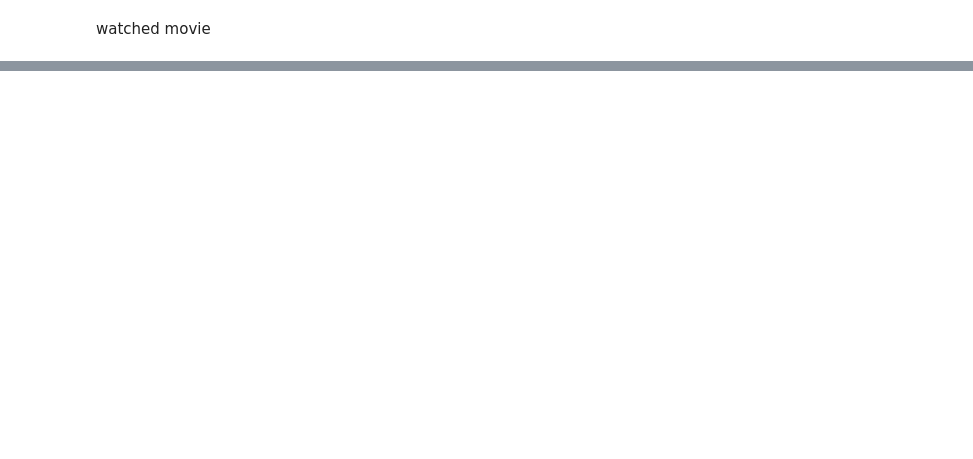
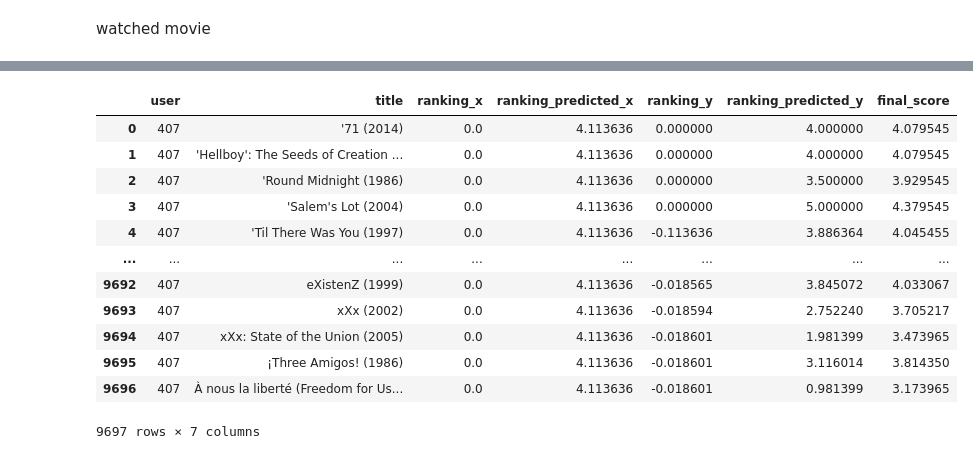
Before and after one commit to peerapat-t/Hybrid-book-recommendation-system, a Jupyter notebook: book recommendation.ipynb, the cells around one changed output, grey strips where cells are left out. Drawn from its saved outputs; the diff is of its cells as text; code cells hidden in the pictures; blank space fills up the shorter version.

```diff
--- a/book recommendation.ipynb
+++ b/book recommendation.ipynb
@@ -319,0 +829,30 @@ user_item_metrix_norm
+# %%
+for i in picked_userid_unwatched.index.tolist():
+
+    watched_list = picked_title_watched.index.tolist()
+
+    similarity_rank = item_similarity[i].loc[watched_list].sort_values(ascending=False).head(k)
+    rating_rank = picked_title_watched[similarity_rank.index.tolist()]
+
+    for j in similarity_rank.index.tolist():
+        if similarity_rank[j] < 0:
+            item_score = 0
+        else:
+            sum_value_weight += similarity_rank[j] * rating_rank[j]
+            sum_weight += similarity_rank[j]
+
+    if sum_weight == 0:
+        item_score = 0
+    else:
+        item_score = sum_value_weight/sum_weight
+
+    item_list.append(i)
+    item_score_list.append(item_score)
+    item_score_predicted_list.append(item_score + avg_rating_by_title_sorted[i])
+# %%
+df_item_base_predict = pd.DataFrame({
+    'user': [picked_userid]*len(item_list),
+    'title': item_list,
+    'ranking': item_score_list,
+    'ranking_predicted':item_score_predicted_list
+})
@@ -319,0 +911,20 @@ user_item_metrix_norm
+# %%
+full_recsys = pd.merge(df_user_base_predict,df_item_base_predict, on = ['user','title'], how = 'inner')
+# %%
+full_recsys['final_score'] = full_recsys['ranking_predicted_x']*0.7 + full_recsys['ranking_predicted_y']*0.3
+# %%
+full_recsys
+# %% [output]
+|  | user | title | ranking_x | ranking_predicted_x | ranking_y | ranking_predicted_y | final_score |
+| 0 | 407 | '71 (2014) | 0.0 | 4.113636 | 0.000000 | 4.000000 | 4.079545 |
+| 1 | 407 | 'Hellboy': The Seeds of Creation ... | 0.0 | 4.113636 | 0.000000 | 4.000000 | 4.079545 |
+| 2 | 407 | 'Round Midnight (1986) | 0.0 | 4.113636 | 0.000000 | 3.500000 | 3.929545 |
+| 3 | 407 | 'Salem's Lot (2004) | 0.0 | 4.113636 | 0.000000 | 5.000000 | 4.379545 |
+| 4 | 407 | 'Til There Was You (1997) | 0.0 | 4.113636 | -0.113636 | 3.886364 | 4.045455 |
+| ... | ... | ... | ... | ... | ... | ... | ... |
+| 9692 | 407 | eXistenZ (1999) | 0.0 | 4.113636 | -0.018565 | 3.845072 | 4.033067 |
+| 9693 | 407 | xXx (2002) | 0.0 | 4.113636 | -0.018594 | 2.752240 | 3.705217 |
+| 9694 | 407 | xXx: State of the Union (2005) | 0.0 | 4.113636 | -0.018601 | 1.981399 | 3.473965 |
+| 9695 | 407 | ¡Three Amigos! (1986) | 0.0 | 4.113636 | -0.018601 | 3.116014 | 3.814350 |
+| 9696 | 407 | À nous la liberté (Freedom for Us... | 0.0 | 4.113636 | -0.018601 | 0.981399 | 3.173965 |
+9697 rows × 7 columns
```
Also changed, not shown: parts of 74 cells of this notebook.
